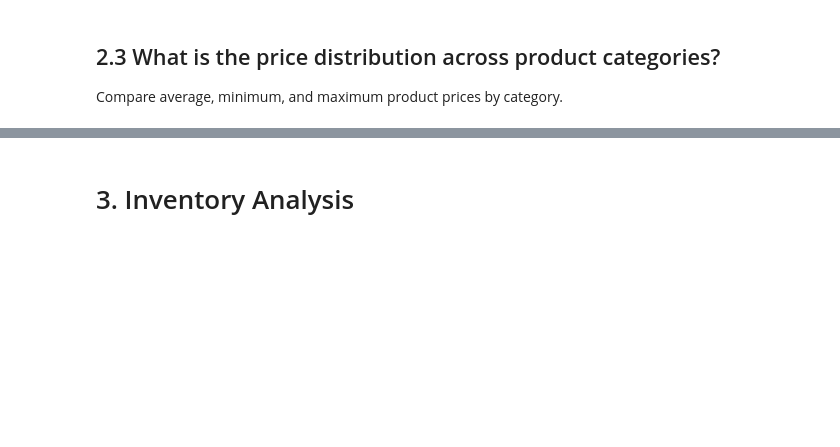
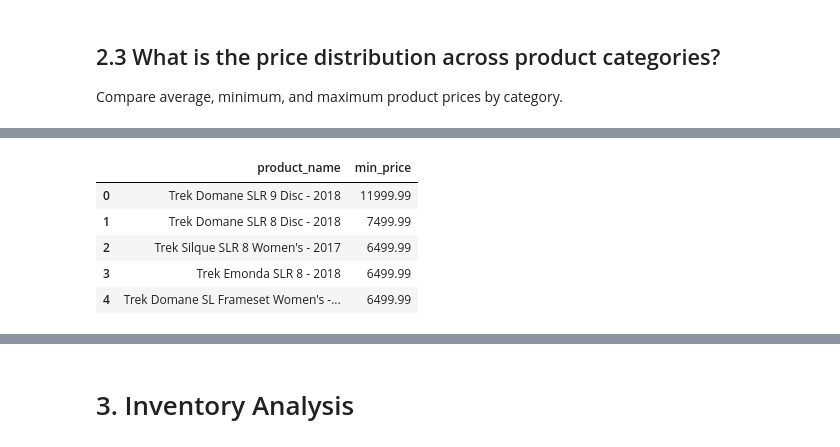
Before and after one commit to Kartika-Nidhi/Biker_Store_Analysis_SQL, a Jupyter notebook: BikeStoreAnalysisSQl.ipynb, the cells around one changed output, grey strips where cells are left out. Saved outputs shown, nothing was run; the diff lists cells and outputs as text; code cells hidden in the pictures; blank space fills up the shorter version.

```diff
--- a/BikeStoreAnalysisSQl.ipynb
+++ b/BikeStoreAnalysisSQl.ipynb
@@ -247,0 +278,19 @@ Compare average, minimum, and maximum product prices by category.
+# %%
+query = """
+SELECT product_name, MIN(list_price) AS min_price
+FROM products
+GROUP BY product_name
+ORDER BY min_price DESC
+LIMIT 5;
+"""
+
+
+top_min = pd.read_sql(query, engine)
+top_min
+# %% [output]
+|  | product_name | min_price |
+| 0 | Trek Domane SLR 9 Disc - 2018 | 11999.99 |
+| 1 | Trek Domane SLR 8 Disc - 2018 | 7499.99 |
+| 2 | Trek Silque SLR 8 Women's - 2017 | 6499.99 |
+| 3 | Trek Emonda SLR 8 - 2018 | 6499.99 |
+| 4 | Trek Domane SL Frameset Women's -... | 6499.99 |
```
Also changed, not shown: parts of 5 cells of this notebook.
